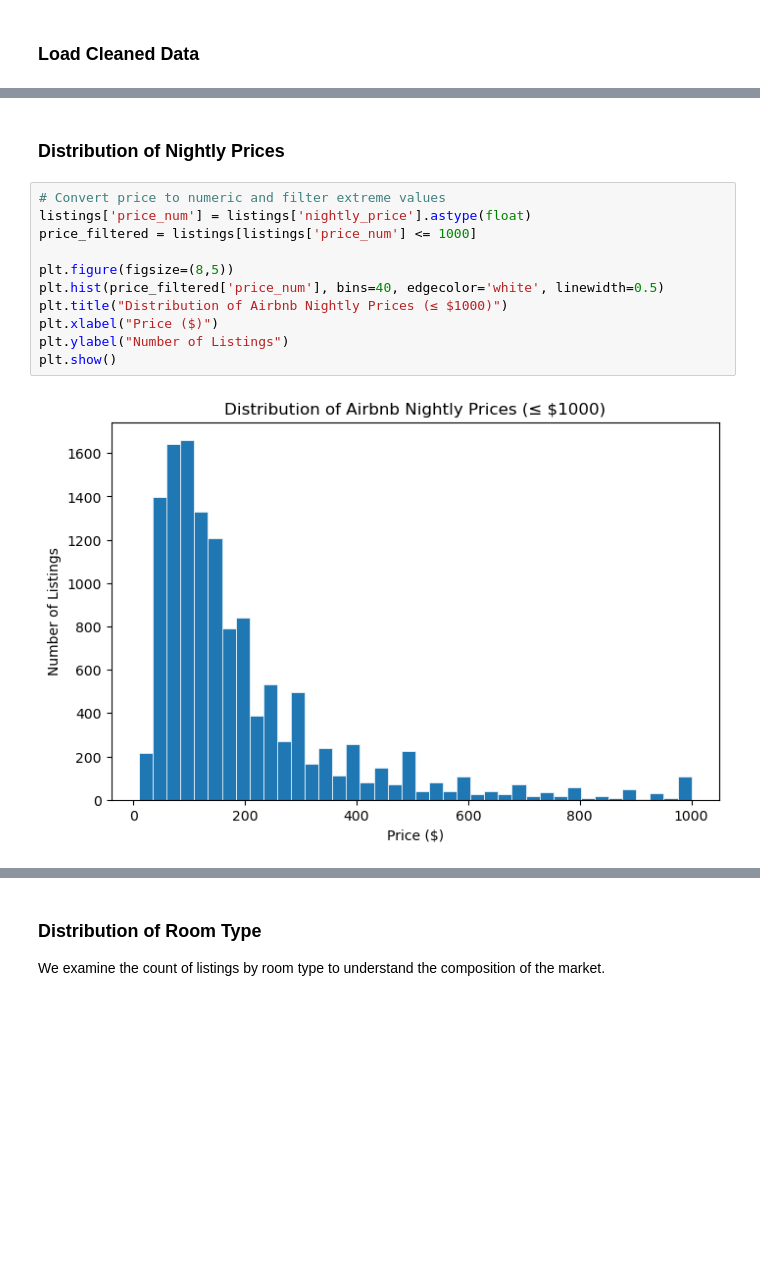
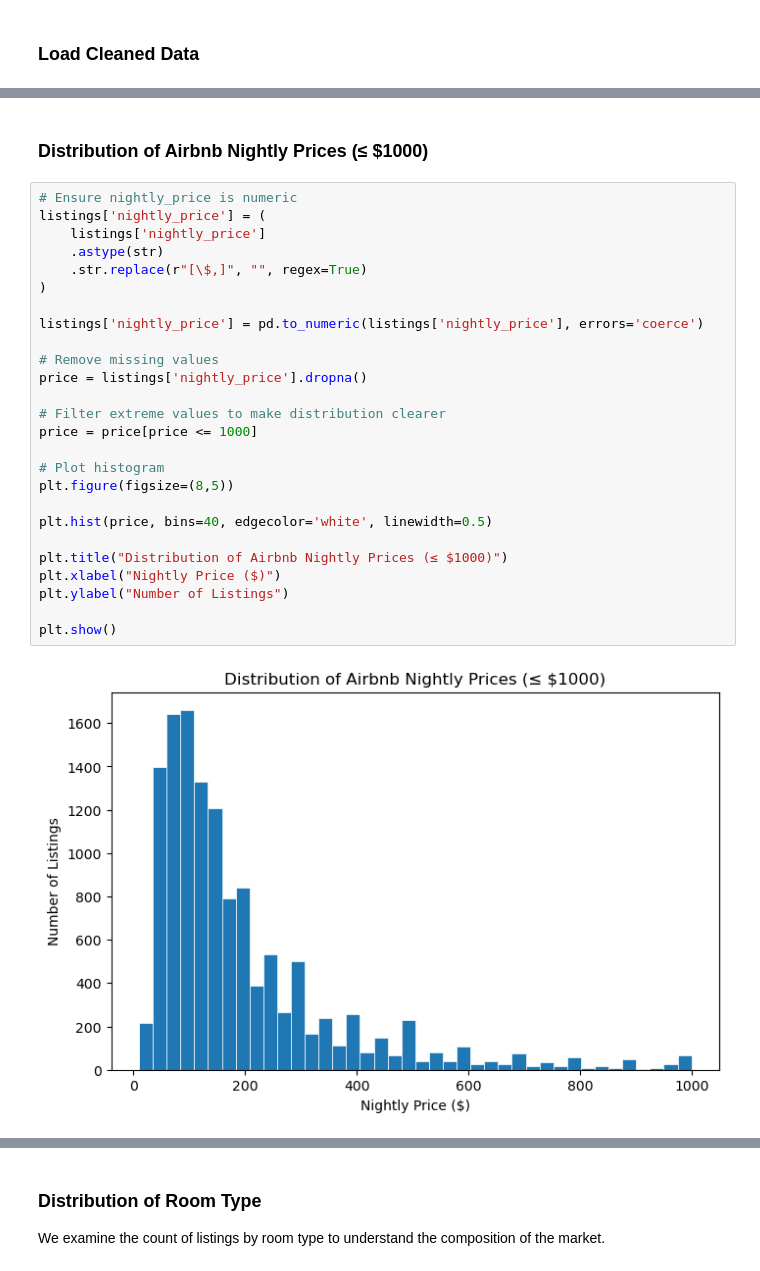
Before and after one commit to COGS108/Group082_WI26, a Jupyter notebook: 02-EDACheckpoint.ipynb, the cells around one changed output, grey strips where cells are left out. Saved outputs shown, nothing was run; the diff lists cells and outputs as text; blank space fills up the shorter version.

```diff
--- a/02-EDACheckpoint.ipynb
+++ b/02-EDACheckpoint.ipynb
@@ -394,18 +394,33 @@ Dataset shape: (12918, 8)
 # %% [markdown]
-### Distribution of Nightly Prices
+### Distribution of Airbnb Nightly Prices (≤ $1000)
 # %%
-# Convert price to numeric and filter extreme values
-listings['price_num'] = listings['nightly_price'].astype(float)
-price_filtered = listings[listings['price_num'] <= 1000]
+# Ensure nightly_price is numeric
+listings['nightly_price'] = (
+    listings['nightly_price']
+    .astype(str)
+    .str.replace(r"[\$,]", "", regex=True)
+)
 
+listings['nightly_price'] = pd.to_numeric(listings['nightly_price'], errors='coerce')
+
+# Remove missing values
+price = listings['nightly_price'].dropna()
+
+# Filter extreme values to make distribution clearer
+price = price[price <= 1000]
+
+# Plot histogram
 plt.figure(figsize=(8,5))
-plt.hist(price_filtered['price_num'], bins=40, edgecolor='white', linewidth=0.5)
+
+plt.hist(price, bins=40, edgecolor='white', linewidth=0.5)
+
 plt.title("Distribution of Airbnb Nightly Prices (≤ $1000)")
-plt.xlabel("Price ($)")
+plt.xlabel("Nightly Price ($)")
 plt.ylabel("Number of Listings")
+
 plt.show()
 # %% [output]
-[figure, old version]
+[figure, new version]
 # %% [markdown]
 The histogram shows the distribution of Airbnb nightly prices after removing extreme outliers above $1000.
 
```
Also changed, not shown: parts of 25 cells of this notebook, 1 other file.
